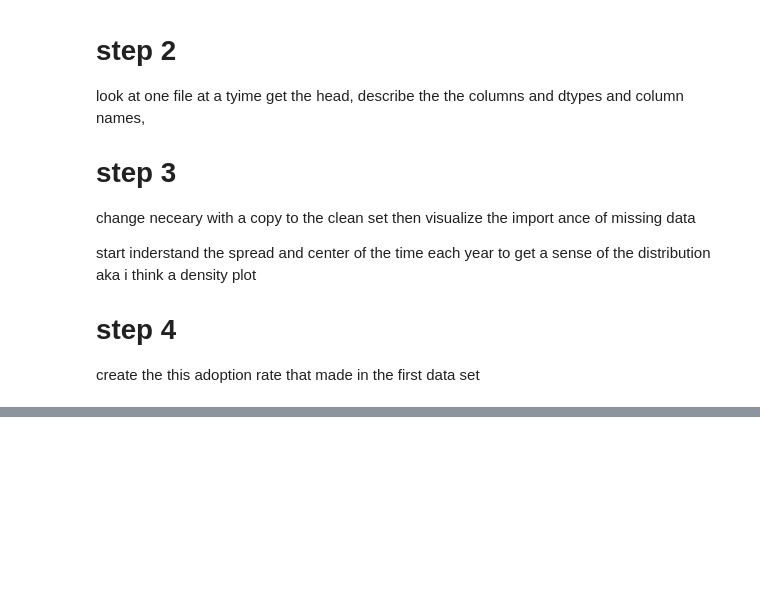
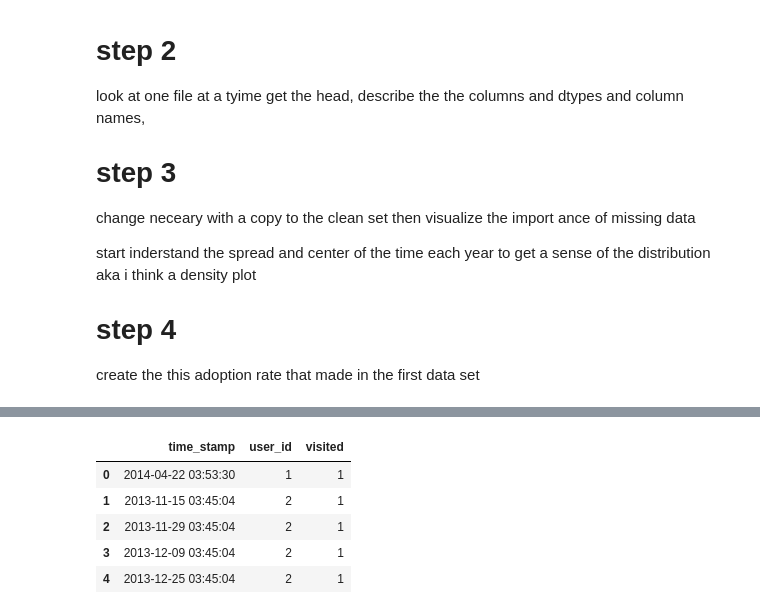
Before and after one commit to nizanhuw/Adoption_rate_project, a Jupyter notebook: relax_1/takehomefile.ipynb, the cells around one changed output, grey strips where cells are left out. Cells and saved outputs as stored; diff of their text form; code cells hidden in the pictures; blank space fills up the shorter version.

```diff
--- a/relax_1/takehomefile.ipynb
+++ b/relax_1/takehomefile.ipynb
@@ -104,0 +172,10 @@ create the this adoption rate that made in the first data set
+# %%
+engagement = pd.read_csv('takehome_user_engagement.csv')
+engagement.head()
+# %% [output]
+|  | time_stamp | user_id | visited |
+| 0 | 2014-04-22 03:53:30 | 1 | 1 |
+| 1 | 2013-11-15 03:45:04 | 2 | 1 |
+| 2 | 2013-11-29 03:45:04 | 2 | 1 |
+| 3 | 2013-12-09 03:45:04 | 2 | 1 |
+| 4 | 2013-12-25 03:45:04 | 2 | 1 |
```
Also changed, not shown: parts of 9 cells of this notebook.
